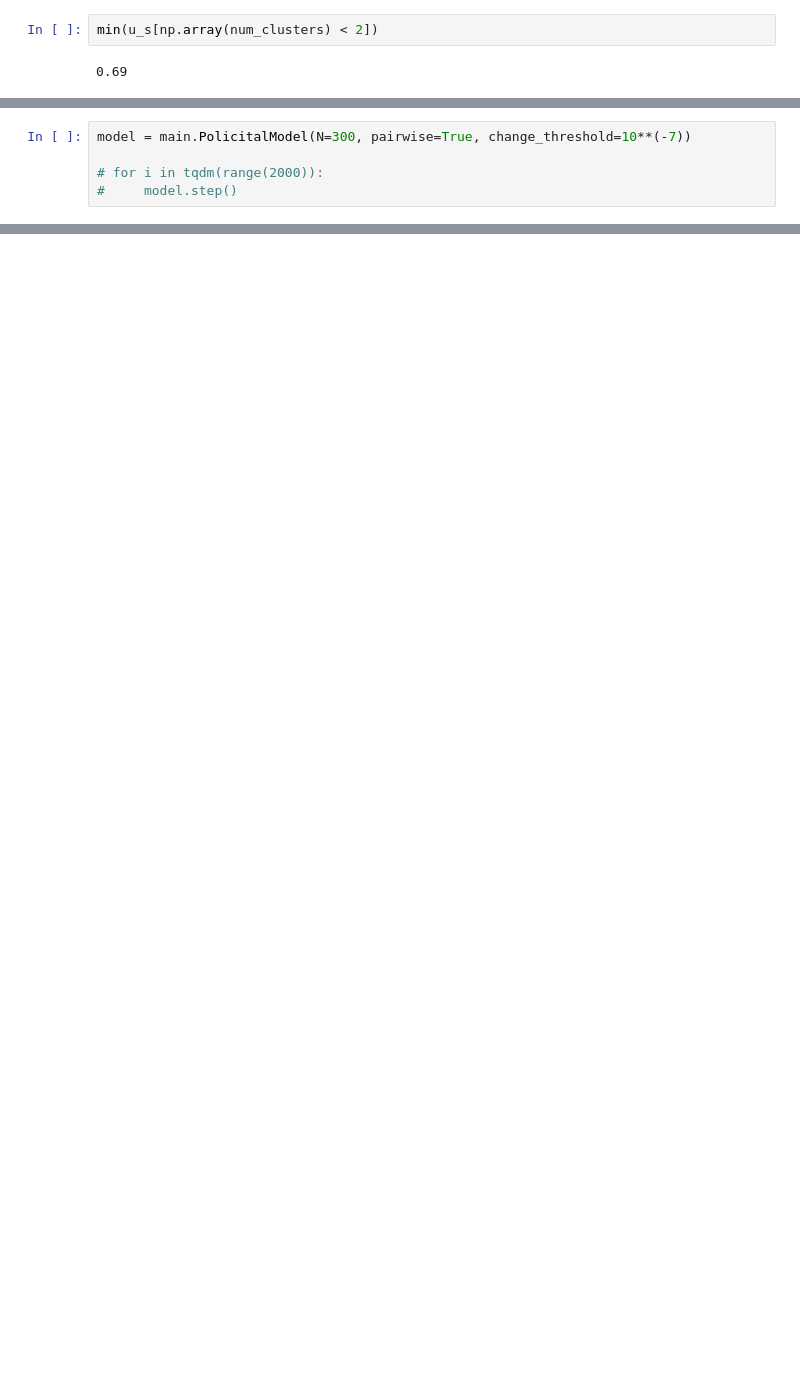
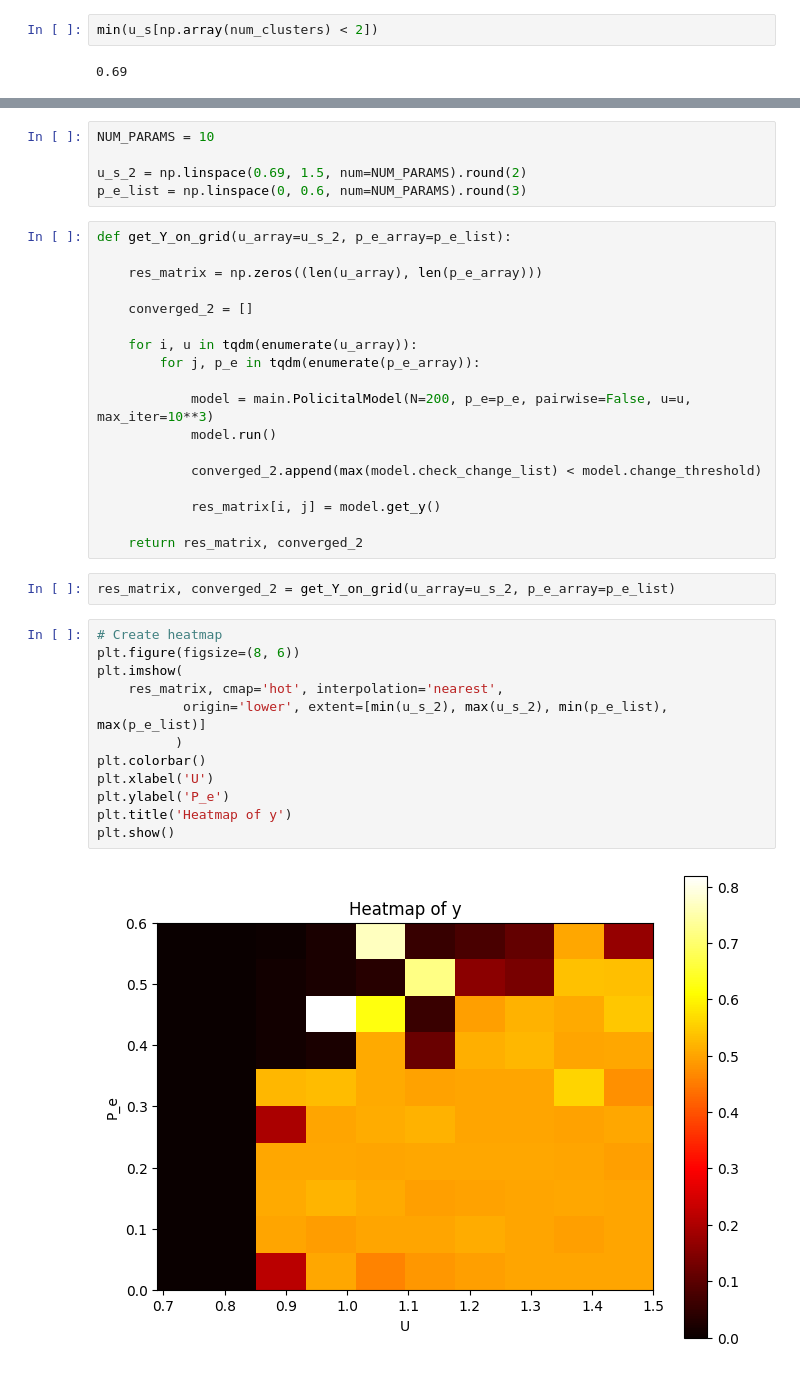
Before and after one commit to astatarinov/university, a Jupyter notebook: Simulation modeling/hw3/hw3_tatarinov.ipynb, the cells around one changed output, grey strips where cells are left out. Cells and saved outputs as stored; diff of their text form; blank space fills up the shorter version.

```diff
--- a/Simulation modeling/hw3/hw3_tatarinov.ipynb
+++ b/Simulation modeling/hw3/hw3_tatarinov.ipynb
@@ -259,5 +179,0 @@ np.var([])
-# %%
-model = main.PolicitalModel(N=300, pairwise=True, change_threshold=10**(-7))
-
-# for i in tqdm(range(2000)):
-#     model.step()
@@ -365,0 +204,39 @@ from sklearn.manifold import TSNE
+# %%
+NUM_PARAMS = 10
+
+u_s_2 = np.linspace(0.69, 1.5, num=NUM_PARAMS).round(2)
+p_e_list = np.linspace(0, 0.6, num=NUM_PARAMS).round(3)
+# %%
+def get_Y_on_grid(u_array=u_s_2, p_e_array=p_e_list):
+
+    res_matrix = np.zeros((len(u_array), len(p_e_array)))
+
+    converged_2 = []
+
+    for i, u in tqdm(enumerate(u_array)):
+        for j, p_e in tqdm(enumerate(p_e_array)):
+
+            model = main.PolicitalModel(N=200, p_e=p_e, pairwise=False, u=u, max_iter=10**3)
+            model.run()
+
+            converged_2.append(max(model.check_change_list) < model.change_threshold)
+
+            res_matrix[i, j] = model.get_y()
+
+    return res_matrix, converged_2
+# %%
+res_matrix, converged_2 = get_Y_on_grid(u_array=u_s_2, p_e_array=p_e_list)
+# %%
+# Create heatmap
+plt.figure(figsize=(8, 6))
+plt.imshow(
+    res_matrix, cmap='hot', interpolation='nearest',
+           origin='lower', extent=[min(u_s_2), max(u_s_2), min(p_e_list), max(p_e_list)]
+          )
+plt.colorbar()
+plt.xlabel('U')
+plt.ylabel('P_e')
+plt.title('Heatmap of y')
+plt.show()
+# %% [output]
+[figure, added]
```
Also changed, not shown: parts of 78 cells of this notebook, 8 other files.
